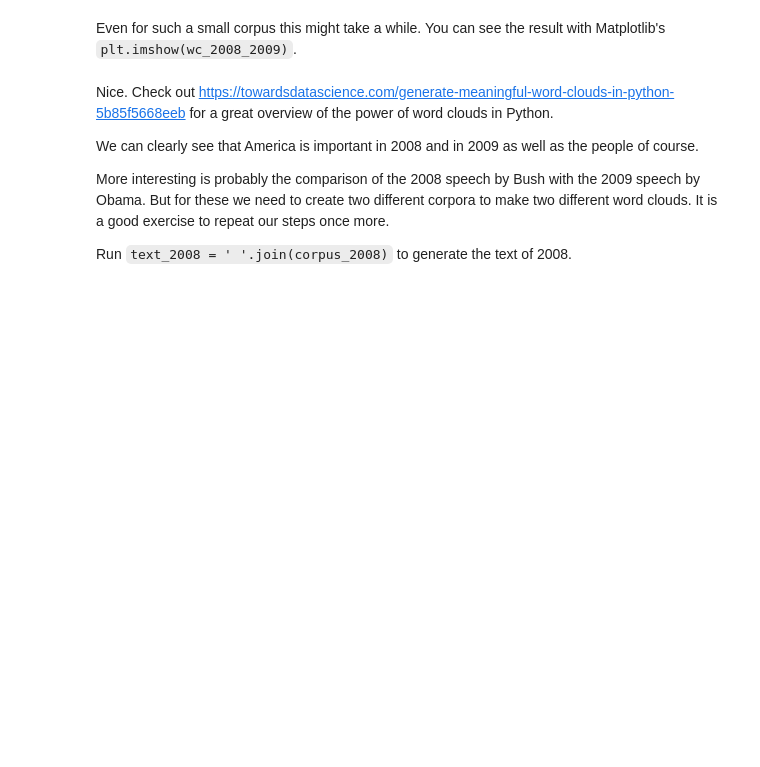
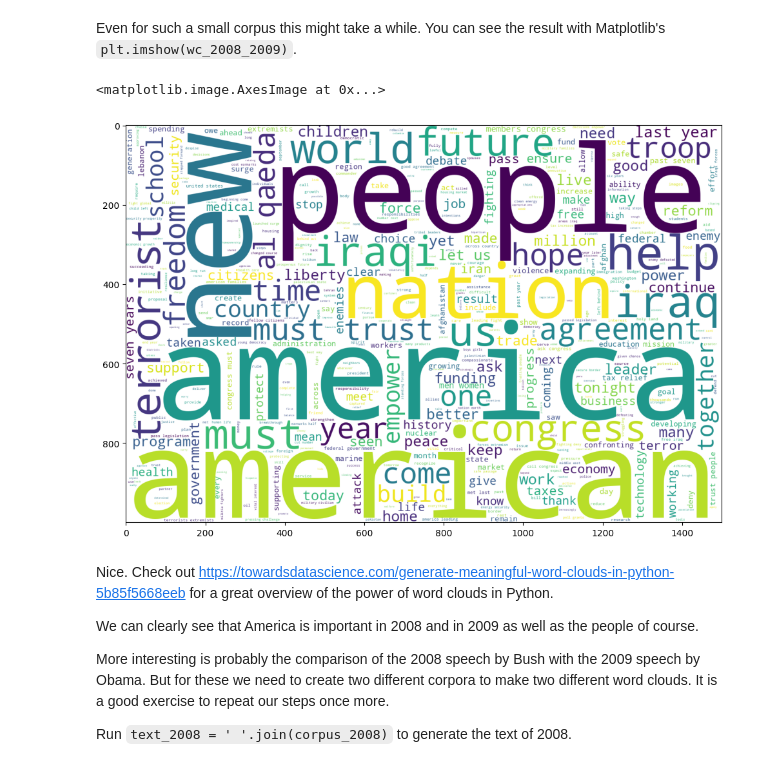
Before and after one commit to onni-Q/lecture_notebooks, a Jupyter notebook: Week4_Lecture.ipynb, the cells around one changed output. Drawn from its saved outputs; the diff is of its cells as text; code cells hidden in the pictures; blank space fills up the shorter version.

```diff
--- a/Week4_Lecture.ipynb
+++ b/Week4_Lecture.ipynb
@@ -235,5 +445,10 @@ So, please type in `wc_2008_2009 = WordCloud(background_color = 'white', width=1
 # %% [markdown]
 Even for such a small corpus this might take a while. You can see the result with Matplotlib's `plt.imshow(wc_2008_2009)`.
+# %%
+plt.imshow(wc_2008_2009)
+# %% [output]
+<matplotlib.image.AxesImage at 0x...>
+[figure, added]
 # %% [markdown]
 Nice. Check out https://towardsdatascience.com/generate-meaningful-word-clouds-in-python-5b85f5668eeb for a great overview of the power of word clouds in Python.
 
```
Also changed, not shown: parts of 22 cells of this notebook.
